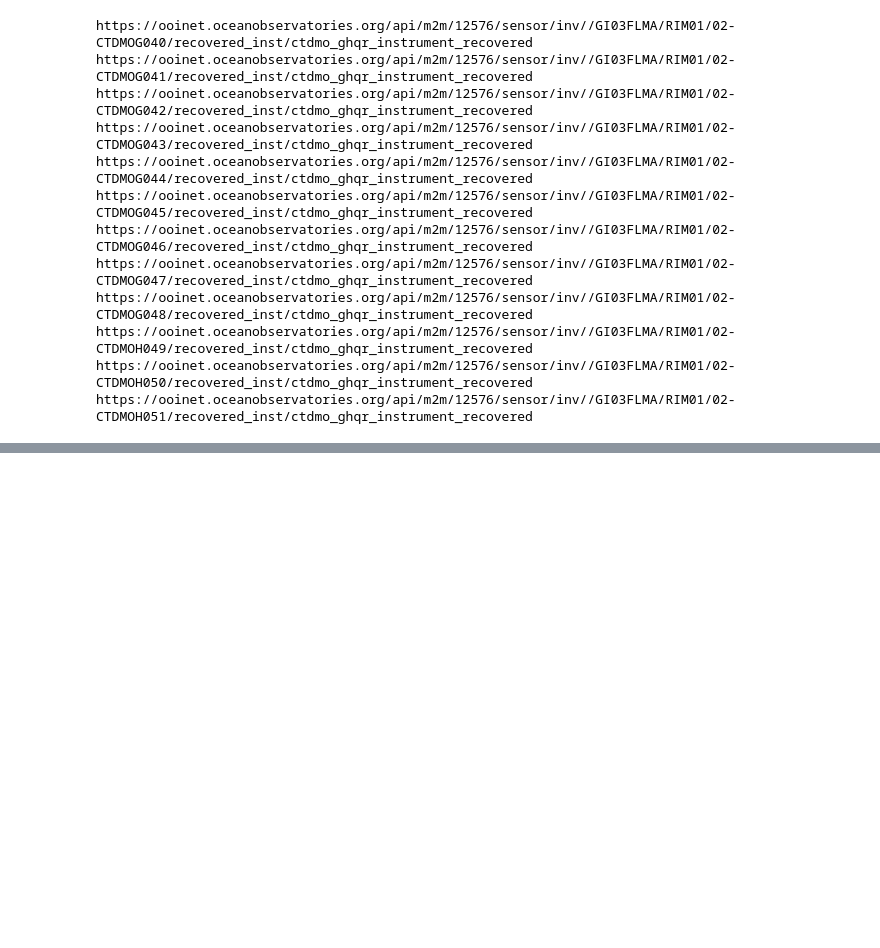
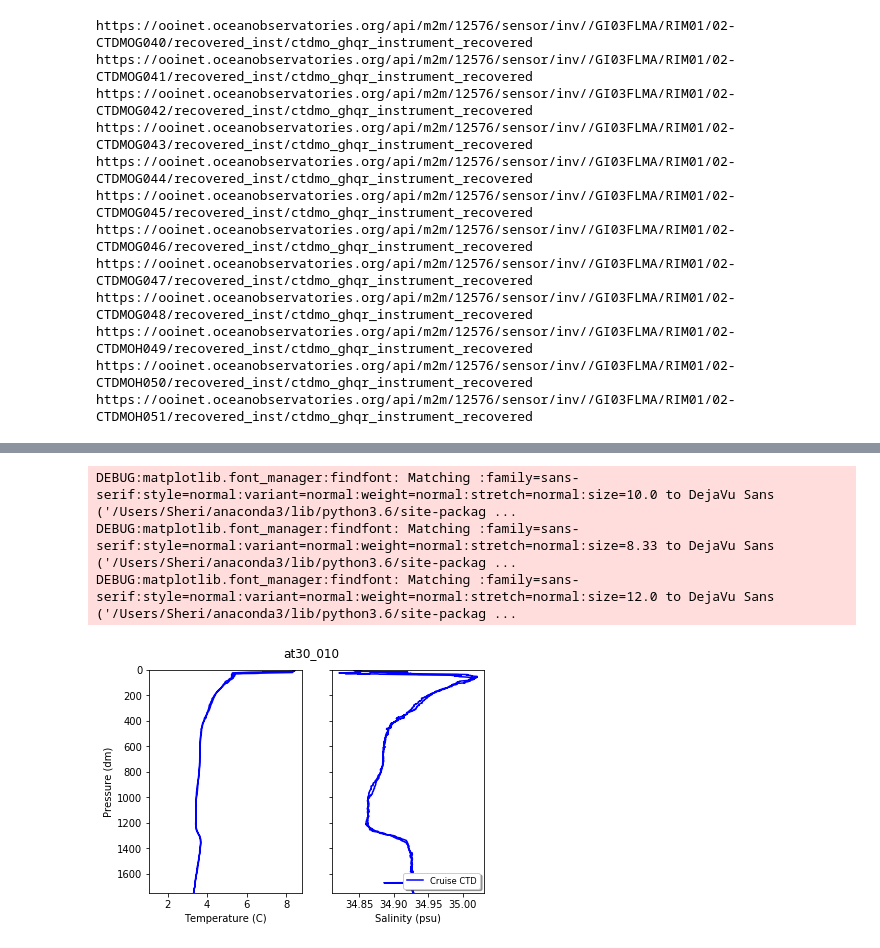
Before and after one commit to oceanhackweek/ohw18_Data_Validation, a Jupyter notebook: OHW2018_Data_Validation.ipynb, the cells around one changed output, grey strips where cells are left out. Saved outputs shown, nothing was run; the diff lists cells and outputs as text; code cells hidden in the pictures; blank space fills up the shorter version.

Commit message:
Added plotting of CTD data and importing water sample data

```diff
--- a/OHW2018_Data_Validation.ipynb
+++ b/OHW2018_Data_Validation.ipynb
@@ -83,0 +92,22 @@ data = r.json()
+# %%
+CTD_cast_name1 = 'at30_010'
+CTD_cast_name2 = 'at30_011'
+CTD_cast_name3 = 'at30_013'
+
+CTD_file1 = 'https://alfresco.oceanobservatories.org/alfresco/d/d/workspace/SpacesStore/c186cd01-7b75-48d3-b0e9-61b19cab40c9/at30_010_full.asc'
+CTD_file2 = 'https://alfresco.oceanobservatories.org/alfresco/d/d/workspace/SpacesStore/3011c9b0-ce0e-4a1b-bb2e-1b4522903880/at30_011_full.asc'
+CTD_file3 = 'https://alfresco.oceanobservatories.org/alfresco/d/d/workspace/SpacesStore/810ce28c-feb4-4b35-85de-8197fafc030f/at30_013_full.asc'
+
+# Read in the data file without headers due to a bug in the file (two of the header names run together)
+CTD_data1 = pd.read_table(CTD_file1, delim_whitespace=True, header=None)
+#CTD_data2 = pd.read_table(CTD_file2, delim_whitespace=True, header=None)
+#CTD_data3 = pd.read_table(CTD_file3, delim_whitespace=True, header=None)
+
+# Add back the necessary headers
+CTD_data = CTD_data1.rename(columns={4:'Pressure', 5:'Temperature', 28:'Salinity'})
+# CTD_data = CTD_data2.rename(columns={4:'Pressure', 5:'Temperature', 28:'Salinity'})
+# CTD_data = CTD_data3.rename(columns={4:'Pressure', 5:'Temperature', 28:'Salinity'})
+
+CTD_cast_name = CTD_cast_name1
+
+CTD_data.head()
@@ -83,0 +122,22 @@ data = r.json()
+# %%
+# Now let's plot the Cruise CTD data
+fig, (ax1, ax2) = plt.subplots(1, 2, sharey=True)
+
+ax1.plot(CTD_data.Temperature,CTD_data.Pressure,'b')
+ax1.set_xlabel('Temperature (C)')
+ax1.set_ylabel('Pressure (dm)')
+ax1.invert_yaxis()
+ax1.set_ylim(1750,0)
+
+ax2.plot(CTD_data.Salinity,CTD_data.Pressure,'b',label='Cruise CTD')
+ax2.set_xlabel('Salinity (psu)')
+
+fig.suptitle(CTD_cast_name)
+fig.subplots_adjust(top=0.9)
+
+legend = ax2.legend(loc='lower right', shadow=True, fontsize='small');
+# %% [output]
+DEBUG:matplotlib.font_manager:findfont: Matching :family=sans-serif:style=normal:variant=normal:weight=normal:stretch=normal:size=10.0 to DejaVu Sans ('/Users/Sheri/anaconda3/lib/python3.6/site-packag ...
+DEBUG:matplotlib.font_manager:findfont: Matching :family=sans-serif:style=normal:variant=normal:weight=normal:stretch=normal:size=8.33 to DejaVu Sans ('/Users/Sheri/anaconda3/lib/python3.6/site-packag ...
+DEBUG:matplotlib.font_manager:findfont: Matching :family=sans-serif:style=normal:variant=normal:weight=normal:stretch=normal:size=12.0 to DejaVu Sans ('/Users/Sheri/anaconda3/lib/python3.6/site-packag ...
+[figure, added]
```
Also changed, not shown: parts of 12 cells of this notebook, 22 other files.
